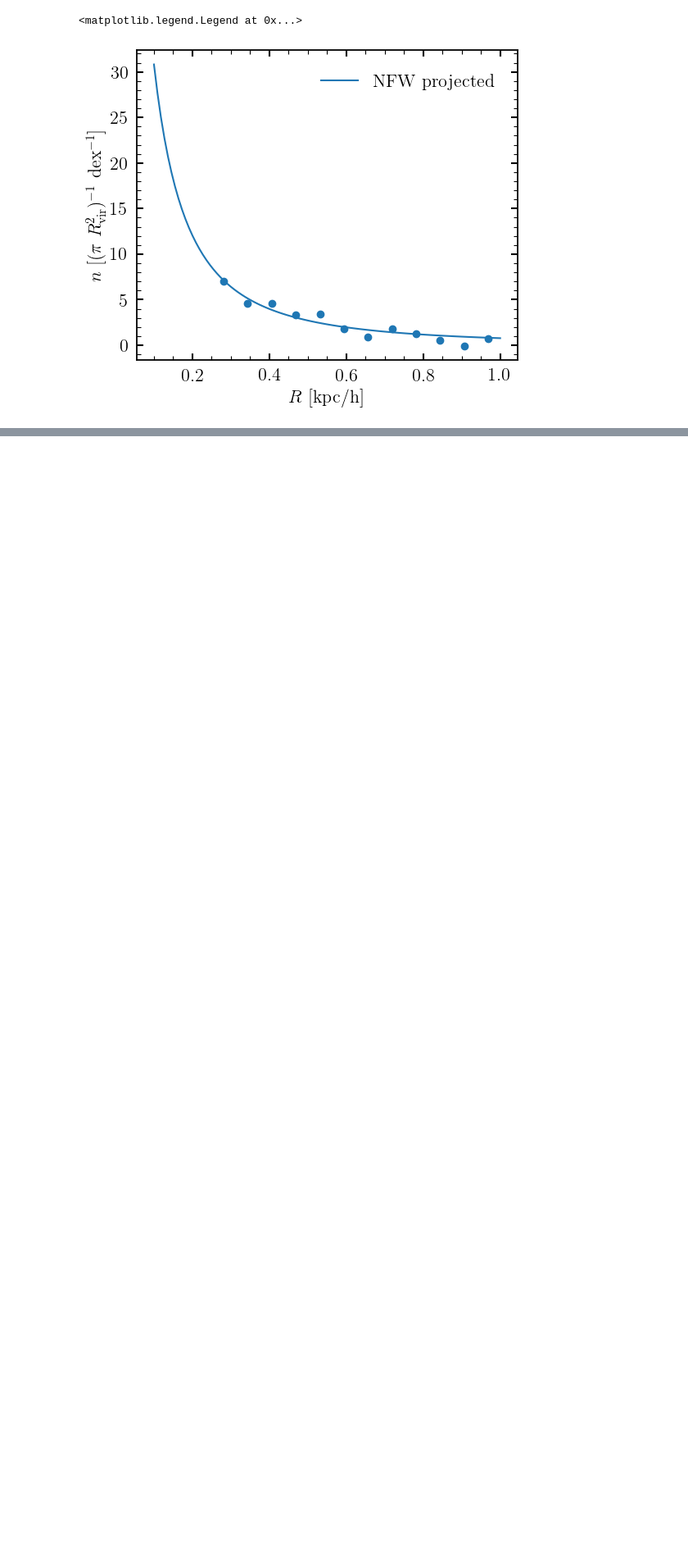
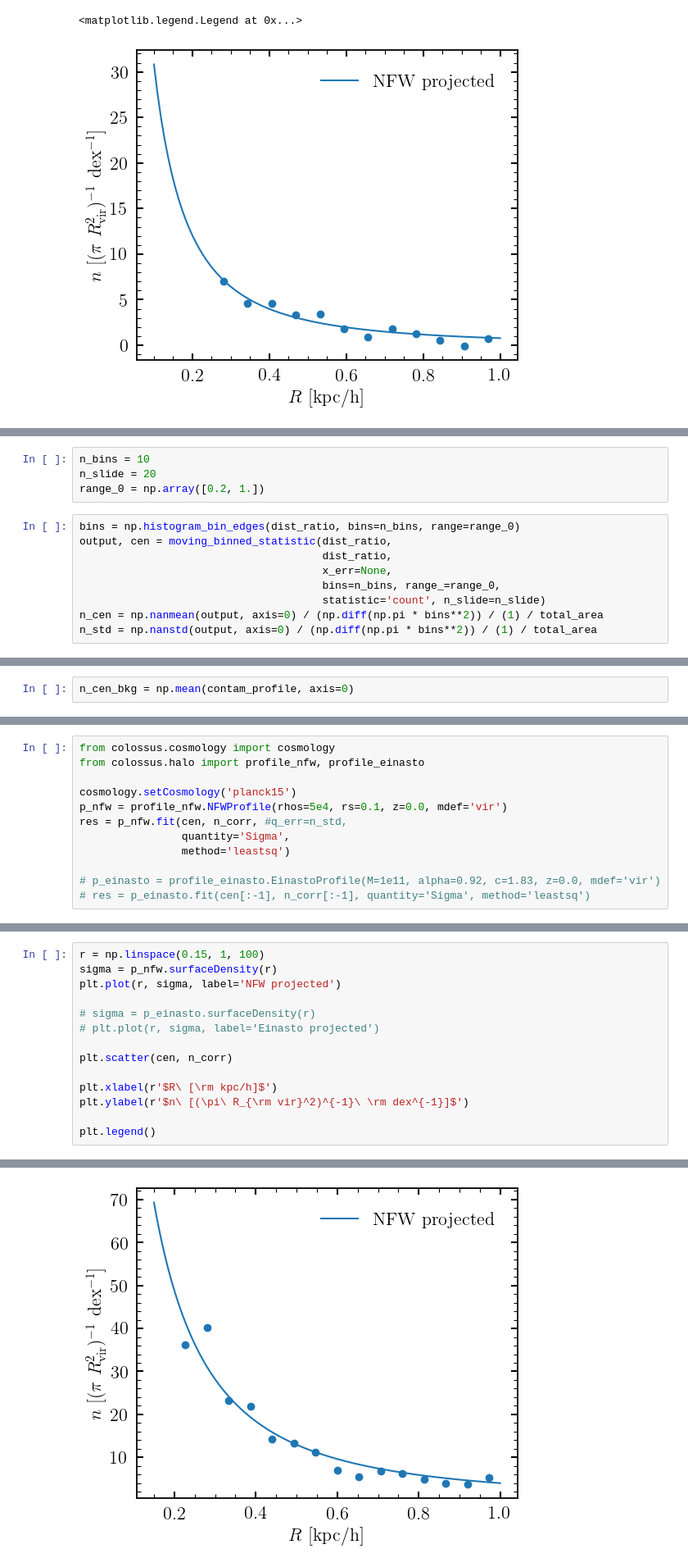
Before and after one commit to AstroJacobLi/kuaizi, a Jupyter notebook: diezi/scarlet_modeling/nsa_z002_004/UDG_sample.ipynb, the cells around one changed output, grey strips where cells are left out. Shown at 82% size. Cells and saved outputs as stored; diff of their text form; blank space fills up the shorter version.

```diff
--- a/diezi/scarlet_modeling/nsa_z002_004/UDG_sample.ipynb
+++ b/diezi/scarlet_modeling/nsa_z002_004/UDG_sample.ipynb
@@ -762,0 +844,13 @@ array([ 83.14285399, 100.51598765, 117.88912132, 135.26225499,
+# %%
+n_bins = 10
+n_slide = 20
+range_0 = np.array([0.2, 1.])
+# %%
+bins = np.histogram_bin_edges(dist_ratio, bins=n_bins, range=range_0)
+output, cen = moving_binned_statistic(dist_ratio,
+                                      dist_ratio,
+                                      x_err=None,
+                                      bins=n_bins, range_=range_0,
+                                      statistic='count', n_slide=n_slide)
+n_cen = np.nanmean(output, axis=0) / (np.diff(np.pi * bins**2)) / (1) / total_area
+n_std = np.nanstd(output, axis=0) / (np.diff(np.pi * bins**2)) / (1) / total_area
@@ -762,0 +900,2 @@ array([ 83.14285399, 100.51598765, 117.88912132, 135.26225499,
+# %%
+n_cen_bkg = np.mean(contam_profile, axis=0)
@@ -762,0 +911,12 @@ array([ 83.14285399, 100.51598765, 117.88912132, 135.26225499,
+# %%
+from colossus.cosmology import cosmology
+from colossus.halo import profile_nfw, profile_einasto
+
+cosmology.setCosmology('planck15')
+p_nfw = profile_nfw.NFWProfile(rhos=5e4, rs=0.1, z=0.0, mdef='vir')
+res = p_nfw.fit(cen, n_corr, #q_err=n_std,
+                quantity='Sigma',
+                method='leastsq')
+
+# p_einasto = profile_einasto.EinastoProfile(M=1e11, alpha=0.92, c=1.83, z=0.0, mdef='vir')
+# res = p_einasto.fit(cen[:-1], n_corr[:-1], quantity='Sigma', method='leastsq')
@@ -762,0 +936,15 @@ array([ 83.14285399, 100.51598765, 117.88912132, 135.26225499,
+# %%
+r = np.linspace(0.15, 1, 100)
+sigma = p_nfw.surfaceDensity(r)
+plt.plot(r, sigma, label='NFW projected')
+
+# sigma = p_einasto.surfaceDensity(r)
+# plt.plot(r, sigma, label='Einasto projected')
+
+plt.scatter(cen, n_corr)
+
+plt.xlabel(r'$R\ [\rm kpc/h]$')
+plt.ylabel(r'$n\ [(\pi\ R_{\rm vir}^2)^{-1}\ \rm dex^{-1}]$')
+
+plt.legend()
+# %% [output]
@@ -762,0 +952 @@ array([ 83.14285399, 100.51598765, 117.88912132, 135.26225499,
+[figure, added]
```
Also changed, not shown: parts of 71 cells of this notebook, 1 other file.
